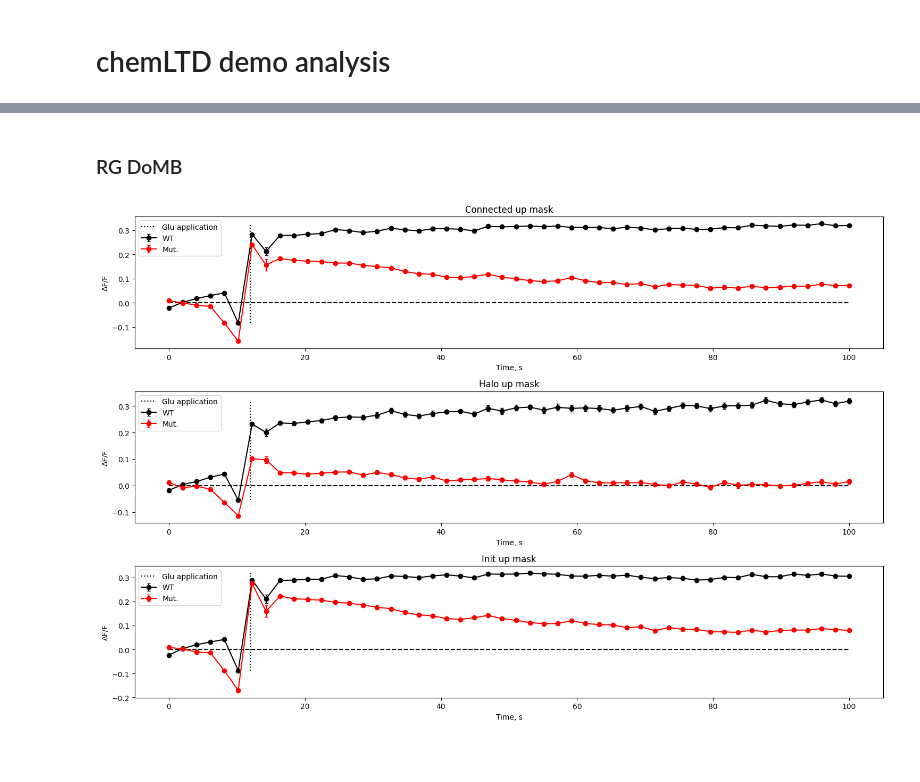
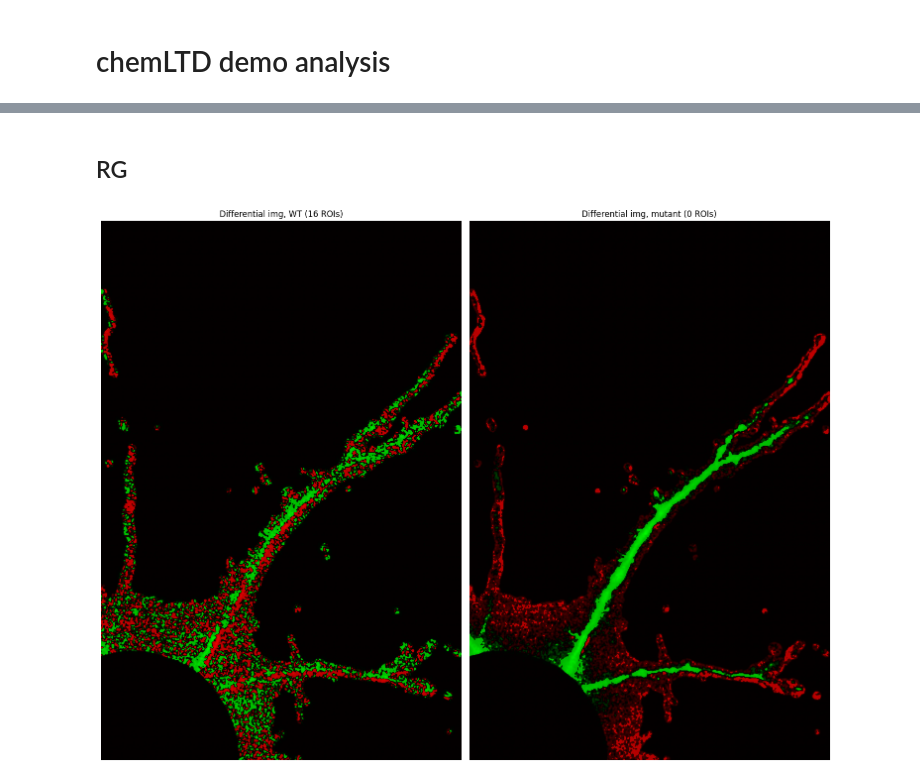
Before and after one commit to wisstock/LTData, a Jupyter notebook: demo.ipynb, the cells around one changed output, grey strips where cells are left out. Saved outputs shown, nothing was run; the diff lists cells and outputs as text; code cells hidden in the pictures; blank space fills up the shorter version.

```diff
--- a/demo.ipynb
+++ b/demo.ipynb
@@ -40,0 +37,13 @@ reg = WF(img_path=reg_path, img_name=reg_path.split('.')[0], sigma=.25,
+# %%
+reg_path = 'data/06_06_23/03.tif'
+reg_name = reg_path.split('/')[-1]
+reg_name = reg_name.split('.')[0]
+
+
+# fp1 - CFP, fp2 - YFP
+reg = WF(img_path=reg_path, img_name=reg_name, ch_order={'fp1':2,'fp2':1}, wf_sigma=.5,
+         soma_mask=True, soma_th=.5, soma_ext=150, proc_sigma=.5)  # processes masking parameters
+
+# reg.hist_pic()
+reg.ch_pic()
+reg.processes_mask_pic()
@@ -41,11 +53,12 @@ reg = WF(img_path=reg_path, img_name=reg_path.split('.')[0], sigma=.25,
 # %% [markdown]
-### RG DoMB
+## RG
 # %%
-reg_RG = WvM(wt_img=reg.corr_cfp_img,
-             mut_img=reg.corr_yfp_img,
+reg_RG = WvM(wt_img=reg.corr_fp1_img,
+             mut_img=reg.corr_fp2_img,
+             narrow_mask=reg.narrow_proc_mask,
              proc_mask=reg.proc_mask,
              sd_tolerance=2, base_frames=5, app_start=7, app_win=7)  # up mask calc parameters
 
-reg_RG.df_mean_prof_pic(fsize=(15,10))
+reg_RG.diff_img_pic()
 # %% [output]
-[figure, old version]
+[figure, new version]
```
Also changed, not shown: parts of 19 cells of this notebook, 1 other file.
